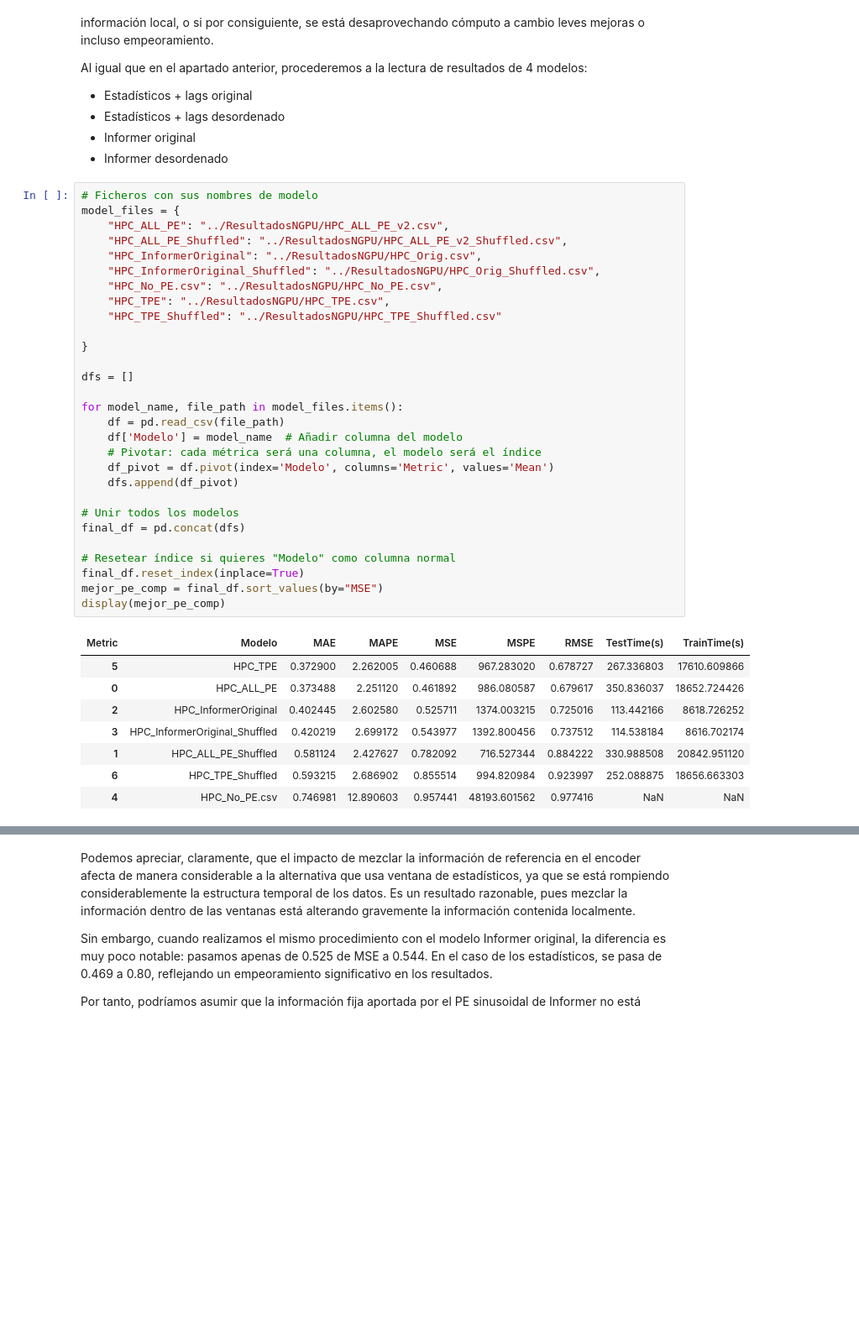
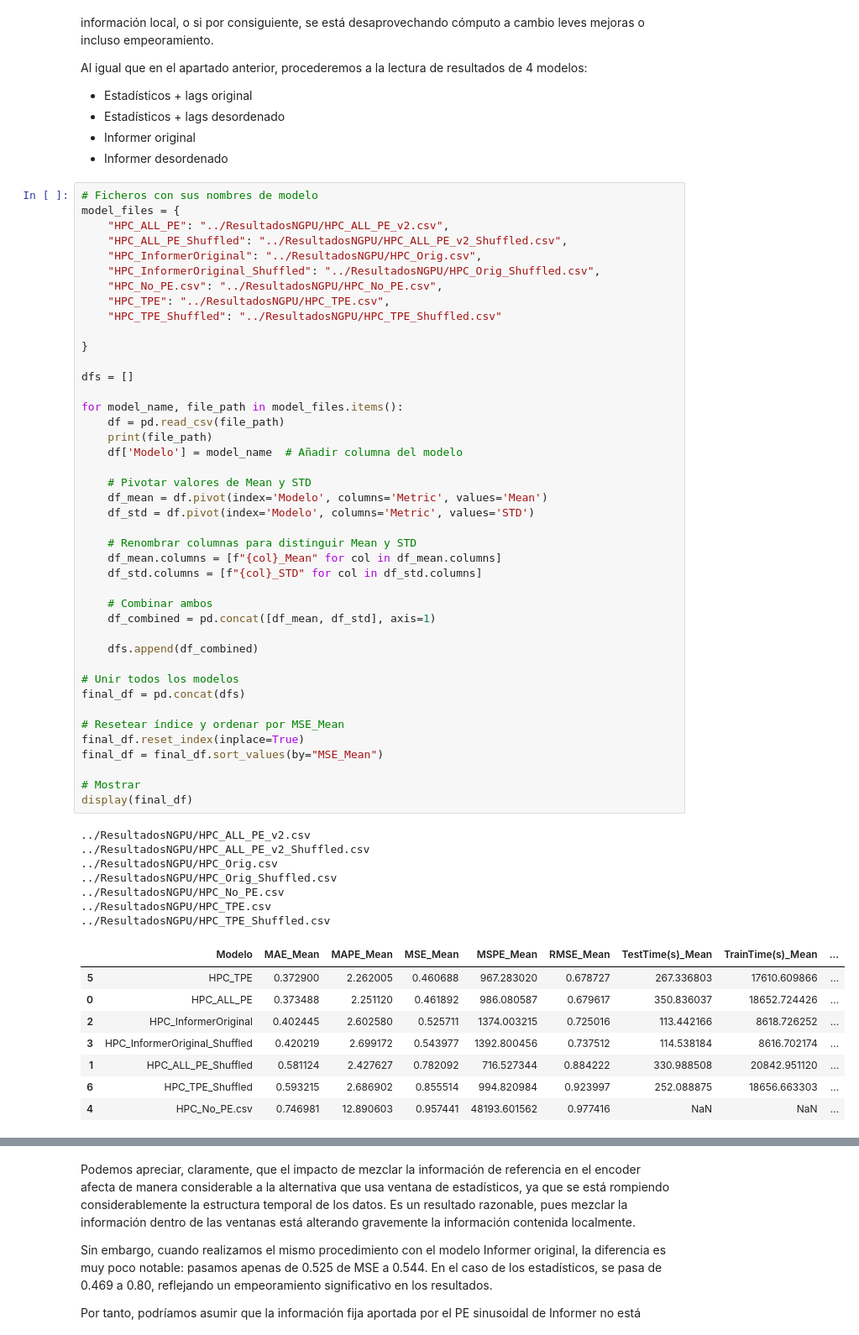
Before and after one commit to hexecoded/TFM, a Jupyter notebook: Experimentos/ResultadosNGPU.ipynb, the cells around one changed output, grey strips where cells are left out. Shown: that part at 84% size. Drawn from its saved outputs; the diff is of its cells as text; blank space fills up the shorter version.

```diff
--- a/Experimentos/ResultadosNGPU.ipynb
+++ b/Experimentos/ResultadosNGPU.ipynb
@@ -114,41 +135,61 @@ Al igual que en el apartado anterior, procederemos a la lectura de resultados de
 # %%
 # Ficheros con sus nombres de modelo
 model_files = {
     "HPC_ALL_PE": "../ResultadosNGPU/HPC_ALL_PE_v2.csv",
     "HPC_ALL_PE_Shuffled": "../ResultadosNGPU/HPC_ALL_PE_v2_Shuffled.csv",
     "HPC_InformerOriginal": "../ResultadosNGPU/HPC_Orig.csv",
     "HPC_InformerOriginal_Shuffled": "../ResultadosNGPU/HPC_Orig_Shuffled.csv",
     "HPC_No_PE.csv": "../ResultadosNGPU/HPC_No_PE.csv",
     "HPC_TPE": "../ResultadosNGPU/HPC_TPE.csv",
     "HPC_TPE_Shuffled": "../ResultadosNGPU/HPC_TPE_Shuffled.csv"
 
 }
 
 dfs = []
 
 for model_name, file_path in model_files.items():
     df = pd.read_csv(file_path)
+    print(file_path)
     df['Modelo'] = model_name  # Añadir columna del modelo
-    # Pivotar: cada métrica será una columna, el modelo será el índice
-    df_pivot = df.pivot(index='Modelo', columns='Metric', values='Mean')
-    dfs.append(df_pivot)
+
+    # Pivotar valores de Mean y STD
+    df_mean = df.pivot(index='Modelo', columns='Metric', values='Mean')
+    df_std = df.pivot(index='Modelo', columns='Metric', values='STD')
+
+    # Renombrar columnas para distinguir Mean y STD
+    df_mean.columns = [f"{col}_Mean" for col in df_mean.columns]
+    df_std.columns = [f"{col}_STD" for col in df_std.columns]
+
+    # Combinar ambos
+    df_combined = pd.concat([df_mean, df_std], axis=1)
+
+    dfs.append(df_combined)
 
 # Unir todos los modelos
 final_df = pd.concat(dfs)
 
-# Resetear índice si quieres "Modelo" como columna normal
+# Resetear índice y ordenar por MSE_Mean
 final_df.reset_index(inplace=True)
-mejor_pe_comp = final_df.sort_values(by="MSE")
-display(mejor_pe_comp)
+final_df = final_df.sort_values(by="MSE_Mean")
+
+# Mostrar
+display(final_df)
 # %% [output]
+../ResultadosNGPU/HPC_ALL_PE_v2.csv
+../ResultadosNGPU/HPC_ALL_PE_v2_Shuffled.csv
+../ResultadosNGPU/HPC_Orig.csv
+../ResultadosNGPU/HPC_Orig_Shuffled.csv
+../ResultadosNGPU/HPC_No_PE.csv
+../ResultadosNGPU/HPC_TPE.csv
+../ResultadosNGPU/HPC_TPE_Shuffled.csv
-| Metric | Modelo | MAE | MAPE | MSE | MSPE | RMSE | TestTime(s) | TrainTime(s) |
-| 5 | HPC_TPE | 0.372900 | 2.262005 | 0.460688 | 967.283020 | 0.678727 | 267.336803 | 17610.609866 |
-| 0 | HPC_ALL_PE | 0.373488 | 2.251120 | 0.461892 | 986.080587 | 0.679617 | 350.836037 | 18652.724426 |
-| 2 | HPC_InformerOriginal | 0.402445 | 2.602580 | 0.525711 | 1374.003215 | 0.725016 | 113.442166 | 8618.726252 |
-| 3 | HPC_InformerOriginal_Shuffled | 0.420219 | 2.699172 | 0.543977 | 1392.800456 | 0.737512 | 114.538184 | 8616.702174 |
-| 1 | HPC_ALL_PE_Shuffled | 0.581124 | 2.427627 | 0.782092 | 716.527344 | 0.884222 | 330.988508 | 20842.951120 |
-| 6 | HPC_TPE_Shuffled | 0.593215 | 2.686902 | 0.855514 | 994.820984 | 0.923997 | 252.088875 | 18656.663303 |
-| 4 | HPC_No_PE.csv | 0.746981 | 12.890603 | 0.957441 | 48193.601562 | 0.977416 | NaN | NaN |
+|  | Modelo | MAE_Mean | MAPE_Mean | MSE_Mean | MSPE_Mean | RMSE_Mean | TestTime(s)_Mean | TrainTime(s)_Mean | ... |
+| 5 | HPC_TPE | 0.372900 | 2.262005 | 0.460688 | 967.283020 | 0.678727 | 267.336803 | 17610.609866 | ... |
+| 0 | HPC_ALL_PE | 0.373488 | 2.251120 | 0.461892 | 986.080587 | 0.679617 | 350.836037 | 18652.724426 | ... |
+| 2 | HPC_InformerOriginal | 0.402445 | 2.602580 | 0.525711 | 1374.003215 | 0.725016 | 113.442166 | 8618.726252 | ... |
+| 3 | HPC_InformerOriginal_Shuffled | 0.420219 | 2.699172 | 0.543977 | 1392.800456 | 0.737512 | 114.538184 | 8616.702174 | ... |
+| 1 | HPC_ALL_PE_Shuffled | 0.581124 | 2.427627 | 0.782092 | 716.527344 | 0.884222 | 330.988508 | 20842.951120 | ... |
+| 6 | HPC_TPE_Shuffled | 0.593215 | 2.686902 | 0.855514 | 994.820984 | 0.923997 | 252.088875 | 18656.663303 | ... |
+| 4 | HPC_No_PE.csv | 0.746981 | 12.890603 | 0.957441 | 48193.601562 | 0.977416 | NaN | NaN | ... |
 # %%
 import matplotlib.pyplot as plt
 import numpy as np
```
Also changed, not shown: parts of 3 cells of this notebook, 7 other files.
